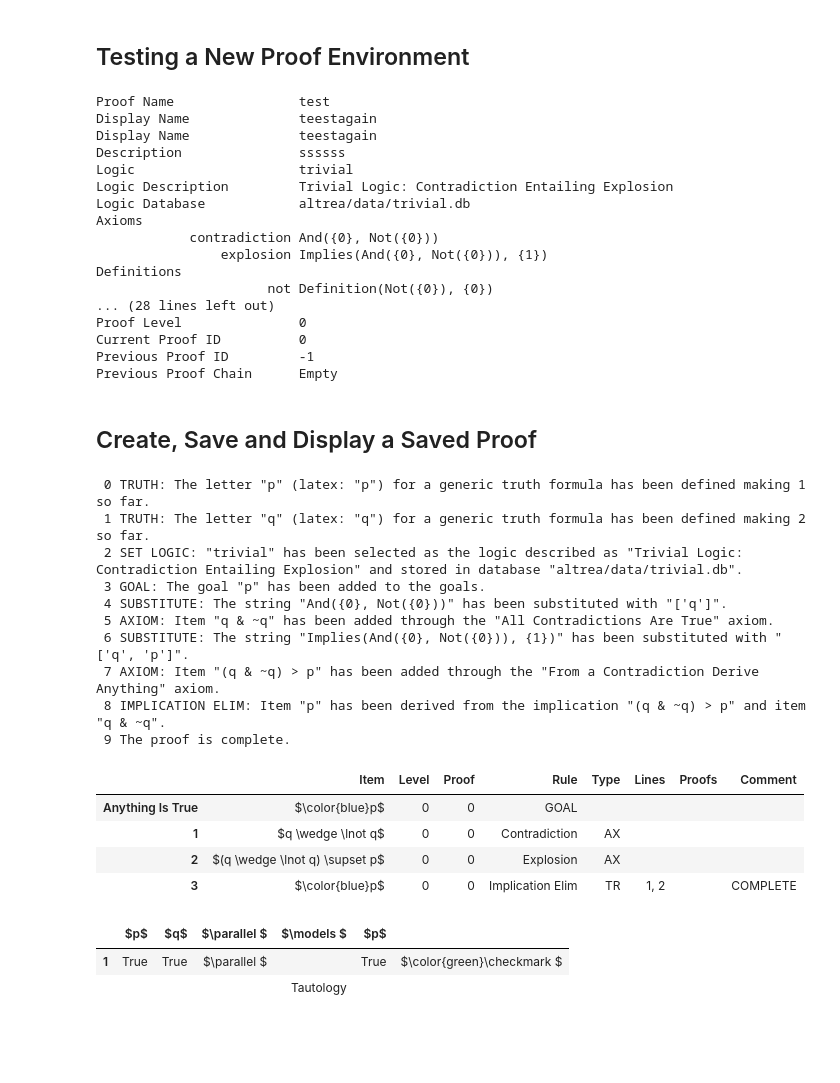
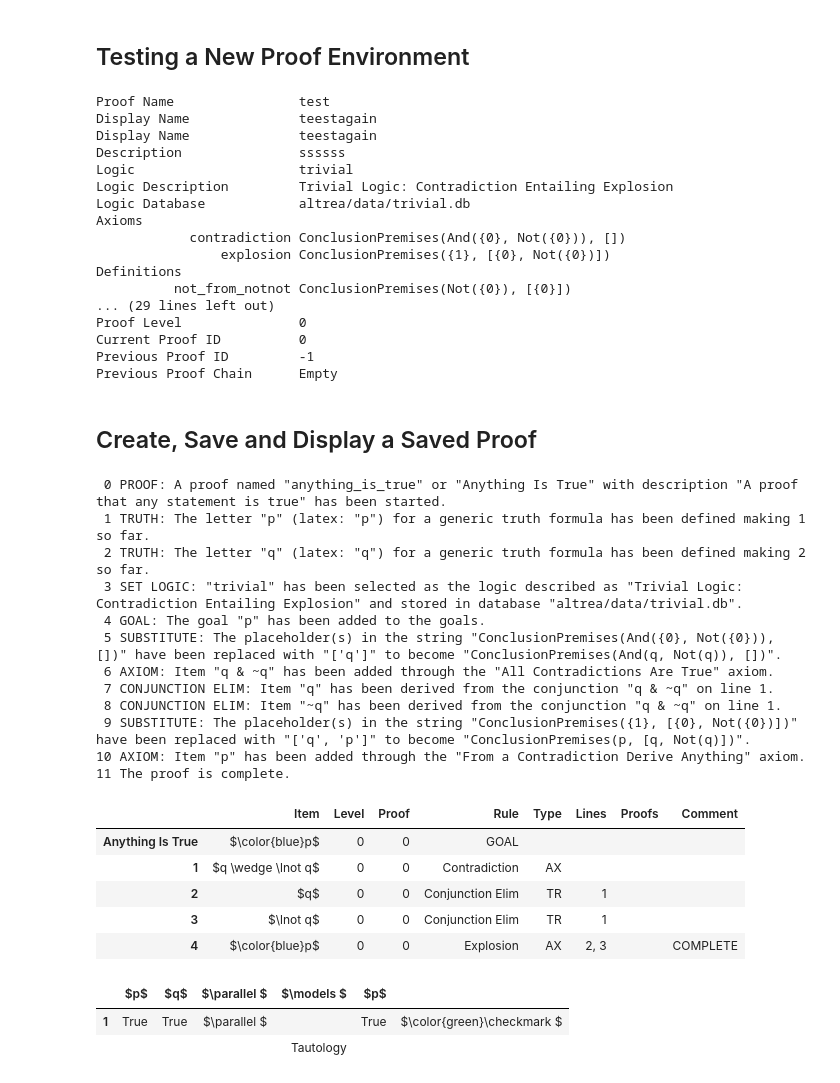
Before and after one commit to FrankHubeny/AltRea, a Jupyter notebook: trivial.ipynb, the cells around one changed output. Cells and saved outputs as stored; diff of their text form; code cells hidden in the pictures; blank space fills up the shorter version.

```diff
--- a/trivial.ipynb
+++ b/trivial.ipynb
@@ -75,11 +75,12 @@ intelimrules = [
     (logic, p.possibly_intro_tag, 'self.possibly_intro_name'),
 ]
 definitions = [
-    (logic, 'not', 'Definition(Not({0}), {0})', 'Not', 'Not Is the Same As What It Negates'),
+    (logic, 'not_from_notnot', 'ConclusionPremises(Not({0}), [{0}])', 'Not From Not Not', 'Not Is the Same As What It Negates'),
+    (logic, 'notnot_from_not', 'ConclusionPremises({0}, [Not({0})])', 'Not Not From Not', 'Not Is the Same As What It Negates'),
 ]
 axioms = [
-    (logic, 'explosion', 'Implies(And({0}, Not({0})), {1})', 'Explosion', 'From a Contradiction Derive Anything'),
-    (logic, 'contradiction', 'And({0}, Not({0}))', 'Contradiction', 'All Contradictions Are True'),
+    (logic, 'explosion', 'ConclusionPremises({1}, [{0}, Not({0})])', 'Explosion', 'From a Contradiction Derive Anything'),
+    (logic, 'contradiction', 'ConclusionPremises(And({0}, Not({0})), [])', 'Contradiction', 'All Contradictions Are True'),
 ]
 altrea.data.addlogic(logic,logic,'Trivial Logic: Contradiction Entailing Explosion', connectors, intelimrules, definitions, axioms)
 # %% [output]
@@ -141,11 +142,11 @@ Logic                     trivial
 Logic Description         Trivial Logic: Contradiction Entailing Explosion
 Logic Database            altrea/data/trivial.db
 Axioms
-            contradiction And({0}, Not({0}))
-                explosion Implies(And({0}, Not({0})), {1})
+            contradiction ConclusionPremises(And({0}, Not({0})), [])
+                explosion ConclusionPremises({1}, [{0}, Not({0})])
 Definitions
-                      not Definition(Not({0}), {0})
-... (28 lines left out)
+          not_from_notnot ConclusionPremises(Not({0}), [{0}])
+... (29 lines left out)
 Proof Level               0
 Current Proof ID          0
 Previous Proof ID         -1
@@ -156,35 +157,39 @@ Previous Proof Chain      Empty
 # %%
 # Create a completed proof.
 
 from altrea.boolean import Wff, Or, Not, And, Implies, Iff, Necessary, Possibly
 from altrea.rules import Proof
 
 anything_is_true = Proof(name='anything_is_true', displayname='Anything Is True', description='A proof that any statement is true')
 p = anything_is_true.truth('p')
 q = anything_is_true.truth('q')
 anything_is_true.setlogic('trivial')
 anything_is_true.goal(p)
-anything_is_true.axiom('contradiction', q)
-anything_is_true.axiom('explosion', q, p)
-anything_is_true.implication_elim(1, 2)
+anything_is_true.axiom('contradiction', [q])
+anything_is_true.conjunction_elim(1, 'left')
+anything_is_true.conjunction_elim(1, 'right')
+anything_is_true.axiom('explosion', [q, p], [2, 3])
 anything_is_true.displaylog()
 anything_is_true.displayproof(short=0)
 # %% [output]
- 0 TRUTH: The letter "p" (latex: "p") for a generic truth formula has been defined making 1 so far.
- 1 TRUTH: The letter "q" (latex: "q") for a generic truth formula has been defined making 2 so far.
- 2 SET LOGIC: "trivial" has been selected as the logic described as "Trivial Logic: Contradiction Entailing Explosion" and stored in database "altrea/data/trivial.db".
- 3 GOAL: The goal "p" has been added to the goals.
- 4 SUBSTITUTE: The string "And({0}, Not({0}))" has been substituted with "['q']".
- 5 AXIOM: Item "q & ~q" has been added through the "All Contradictions Are True" axiom.
- 6 SUBSTITUTE: The string "Implies(And({0}, Not({0})), {1})" has been substituted with "['q', 'p']".
- 7 AXIOM: Item "(q & ~q) > p" has been added through the "From a Contradiction Derive Anything" axiom.
- 8 IMPLICATION ELIM: Item "p" has been derived from the implication "(q & ~q) > p" and item "q & ~q".
- 9 The proof is complete.
+ 0 PROOF: A proof named "anything_is_true" or "Anything Is True" with description "A proof that any statement is true" has been started.
+ 1 TRUTH: The letter "p" (latex: "p") for a generic truth formula has been defined making 1 so far.
+ 2 TRUTH: The letter "q" (latex: "q") for a generic truth formula has been defined making 2 so far.
+ 3 SET LOGIC: "trivial" has been selected as the logic described as "Trivial Logic: Contradiction Entailing Explosion" and stored in database "altrea/data/trivial.db".
+ 4 GOAL: The goal "p" has been added to the goals.
+ 5 SUBSTITUTE: The placeholder(s) in the string "ConclusionPremises(And({0}, Not({0})), [])" have been replaced with "['q']" to become "ConclusionPremises(And(q, Not(q)), [])".
+ 6 AXIOM: Item "q & ~q" has been added through the "All Contradictions Are True" axiom.
+ 7 CONJUNCTION ELIM: Item "q" has been derived from the conjunction "q & ~q" on line 1.
+ 8 CONJUNCTION ELIM: Item "~q" has been derived from the conjunction "q & ~q" on line 1.
+ 9 SUBSTITUTE: The placeholder(s) in the string "ConclusionPremises({1}, [{0}, Not({0})])" have been replaced with "['q', 'p']" to become "ConclusionPremises(p, [q, Not(q)])".
+10 AXIOM: Item "p" has been added through the "From a Contradiction Derive Anything" axiom.
+11 The proof is complete.
 |  | Item | Level | Proof | Rule | Type | Lines | Proofs | Comment |
 | Anything Is True | $\color{blue}p$ | 0 | 0 | GOAL |  |  |  |  |
 | 1 | $q \wedge \lnot q$ | 0 | 0 | Contradiction | AX |  |  |  |
-| 2 | $(q \wedge \lnot q) \supset p$ | 0 | 0 | Explosion | AX |  |  |  |
-| 3 | $\color{blue}p$ | 0 | 0 | Implication Elim | TR | 1, 2 |  | COMPLETE |
+| 2 | $q$ | 0 | 0 | Conjunction Elim | TR | 1 |  |  |
+| 3 | $\lnot q$ | 0 | 0 | Conjunction Elim | TR | 1 |  |  |
+| 4 | $\color{blue}p$ | 0 | 0 | Explosion | AX | 2, 3 |  | COMPLETE |
 # %%
 anything_is_true.truthtable()
 # %% [output]
```
Also changed, not shown: parts of 15 cells of this notebook, 6 other files.
